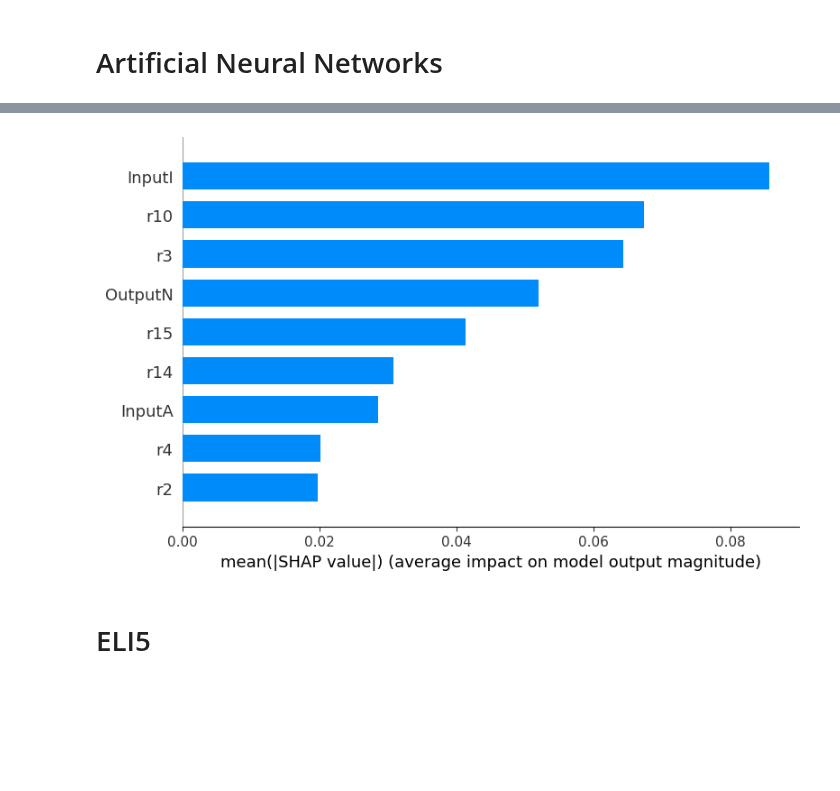
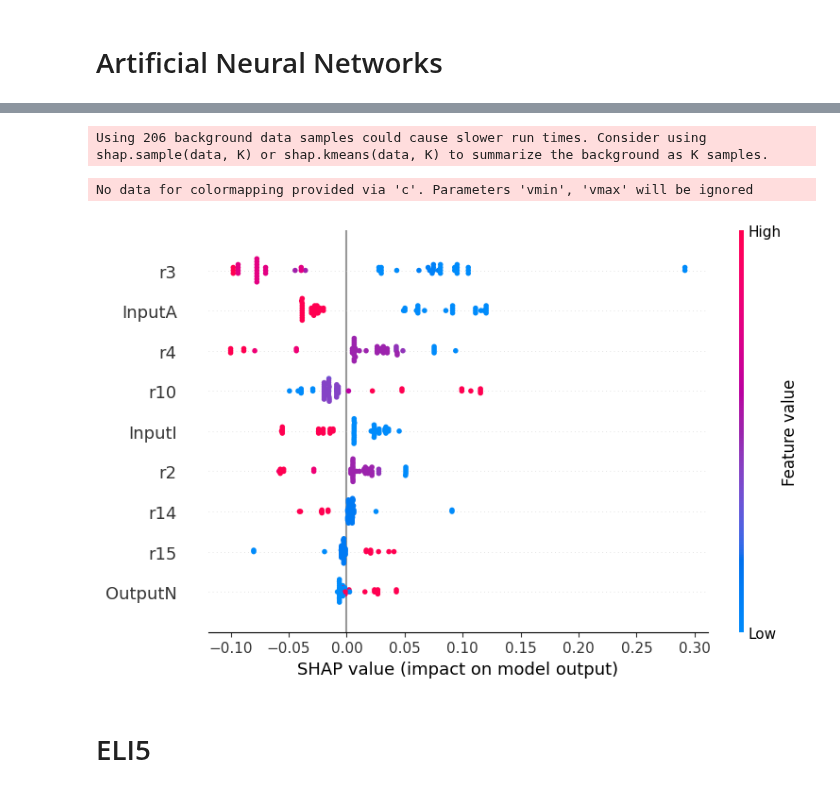
Before and after one commit to costasmexis/phd, a Jupyter notebook: gem_reduction/study_dataset.ipynb, the cells around one changed output, grey strips where cells are left out. Cells and saved outputs as stored; diff of their text form; code cells hidden in the pictures; blank space fills up the shorter version.

```diff
--- a/gem_reduction/study_dataset.ipynb
+++ b/gem_reduction/study_dataset.ipynb
@@ -318,7 +354,7 @@ We need to better define the target that we want to predict!
 # %% [markdown]
 Θα *δοκιμάσω* να χρησιμοποιήσω ως στόχο την πρόβλεψη του αν πρόκειται για infeasible
 # %%
-# df['target'] = (1-df['good_growth']) * df['infeasible']
-df['target'] = df['infeasible']
+df['target'] = (1-df['val_growth']) * df['infeasible']
+# df['target'] = df['infeasible']
 df['target'].value_counts()
 # %% [output]
@@ -333,6 +370,6 @@ Index(['r3', 'r2', 'r4', 'r10', 'r14', 'r15', 'InputA', 'InputI', 'OutputN',
       dtype='object')
 # %%
-X = df.drop(['optimal', 'infeasible', 'growth', 'strain', 'no_deletions', 'target'], axis=1)
+X = df.drop(['optimal', 'infeasible', 'growth', 'strain', 'no_deletions', 'target', 'val_growth'], axis=1)
 y = df['target']
 
 print(X.shape)
@@ -353,6 +390,9 @@ Use of stratify sampling to get the same optimal/infeasible rates on train and t
 scaler = StandardScaler()
 X_train_scaled = scaler.fit_transform(X_train)
 X_test_scaled = scaler.transform(X_test)
+# %%
+X_train_scaled = X_train
+X_test_scaled = X_test
 # %% [markdown]
 ### Logistic Regression
 # %%
@@ -504,7 +538,13 @@ shap_values = explainer.shap_values(X_test_scaled)
+# %%
+e = shap.KernelExplainer(model, X_train_scaled)
+shap_values = e.shap_values(X_test_scaled)
+# %% [output]
+Using 206 background data samples could cause slower run times. Consider using shap.sample(data, K) or shap.kmeans(data, K) to summarize the background as K samples.
 # %%
-shap.summary_plot(shap_values[0], plot_type = 'bar', feature_names = X_test.columns, max_display=X_test.shape[1])
+shap.summary_plot(shap_values[0], X_test_scaled, feature_names=X_test.columns)
 # %% [output]
+No data for colormapping provided via 'c'. Parameters 'vmin', 'vmax' will be ignored
-[figure, old version]
+[figure, new version]
 # %% [markdown]
 # ELI5
 # %%
```
Also changed, not shown: parts of 26 cells of this notebook.
